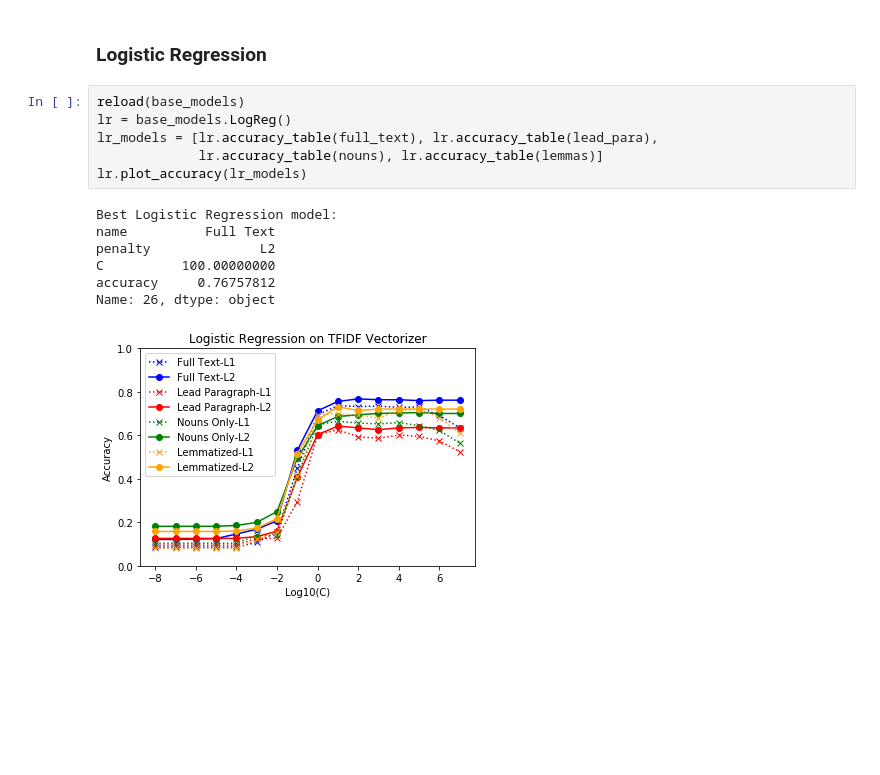
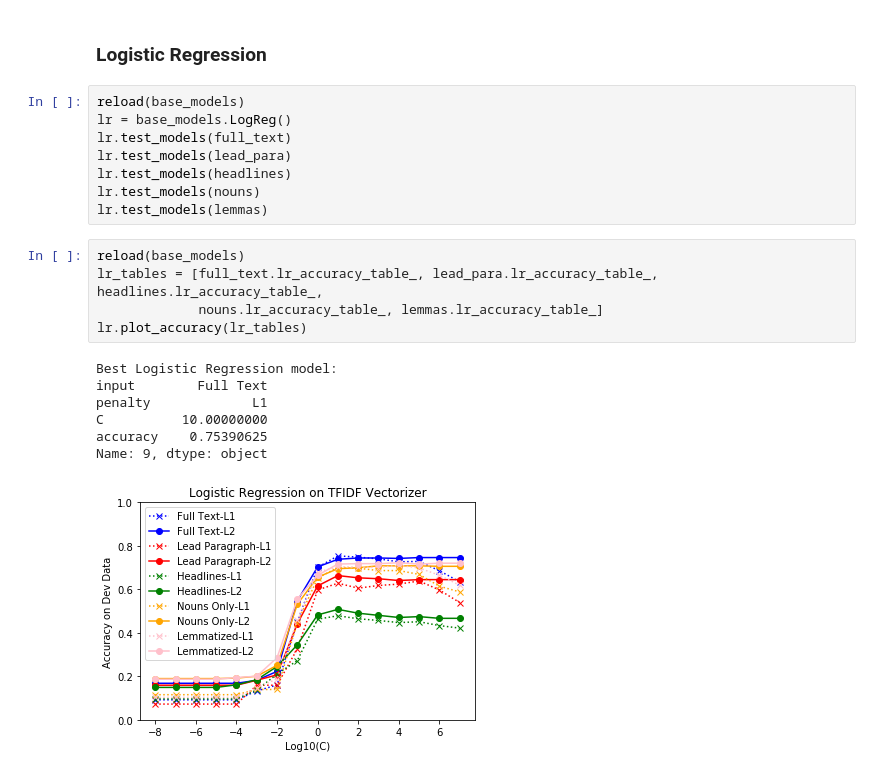
Before and after one commit to carmen16/news-article-topic-classification, a Jupyter notebook: Final_Project.ipynb, the cells around one changed output. Saved outputs shown, nothing was run; the diff lists cells and outputs as text; blank space fills up the shorter version.

```diff
--- a/Final_Project.ipynb
+++ b/Final_Project.ipynb
@@ -145,14 +155,21 @@ Name: 9, dtype: object
 # %%
 reload(base_models)
 lr = base_models.LogReg()
-lr_models = [lr.accuracy_table(full_text), lr.accuracy_table(lead_para),
-             lr.accuracy_table(nouns), lr.accuracy_table(lemmas)]
-lr.plot_accuracy(lr_models)
+lr.test_models(full_text)
+lr.test_models(lead_para)
+lr.test_models(headlines)
+lr.test_models(nouns)
+lr.test_models(lemmas)
-# %% [output]
-Best Logistic Regression model:
-name          Full Text
-penalty              L2
-C          100.00000000
-accuracy     0.76757812
-Name: 26, dtype: object
-[figure, removed]
+# %%
+reload(base_models)
+lr_tables = [full_text.lr_accuracy_table_, lead_para.lr_accuracy_table_, headlines.lr_accuracy_table_,
+             nouns.lr_accuracy_table_, lemmas.lr_accuracy_table_]
+lr.plot_accuracy(lr_tables)
+# %% [output]
+Best Logistic Regression model:
+input        Full Text
+penalty             L1
+C          10.00000000
+accuracy    0.75390625
+Name: 9, dtype: object
+[figure, added]
```
Also changed, not shown: parts of 6 cells of this notebook, 6 other files.
